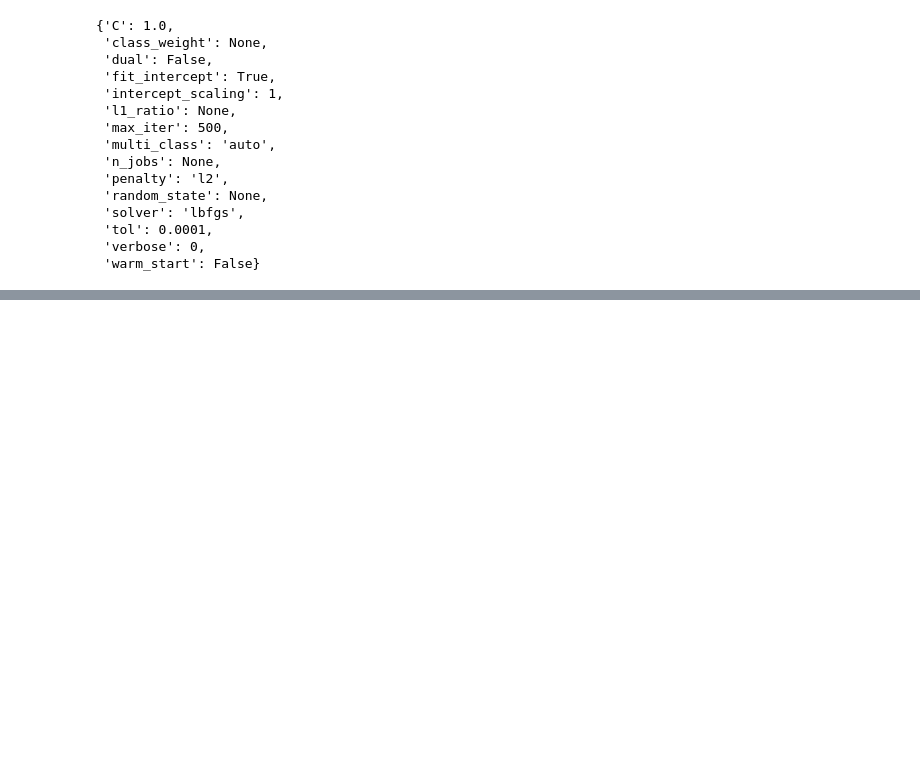
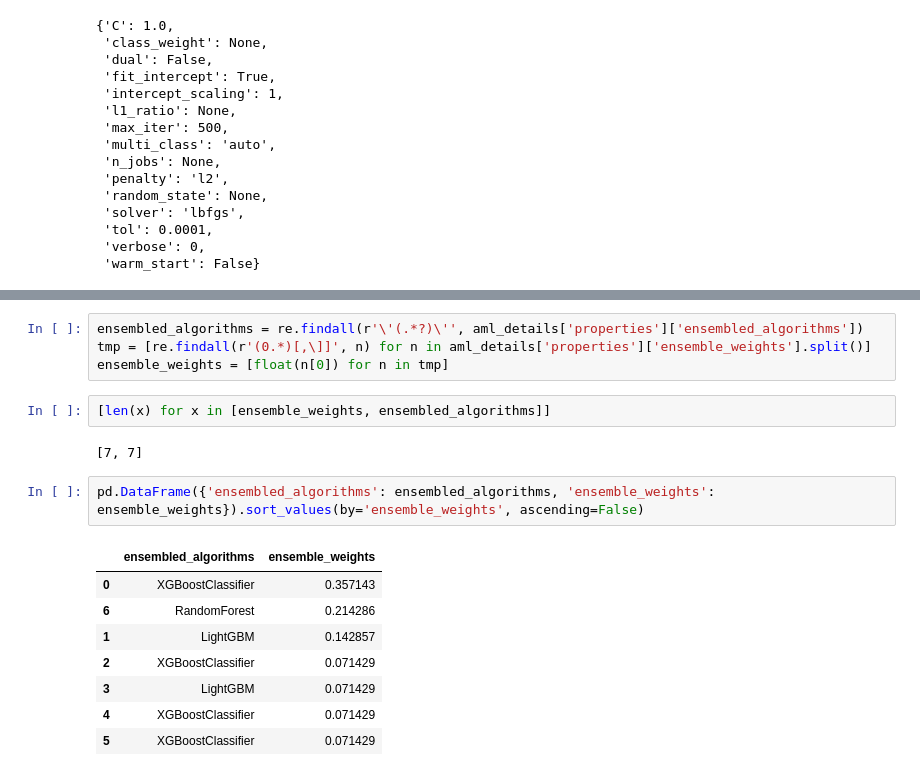
Before and after one commit to lustraka/Udacity01_Optimizing_a_Pipeline_in_Azure, a Jupyter notebook: sandbox-1/Colab_BankMarketingExperiments.ipynb, the cells around one changed output, grey strips where cells are left out. Drawn from its saved outputs; the diff is of its cells as text; blank space fills up the shorter version.

```diff
--- a/sandbox-1/Colab_BankMarketingExperiments.ipynb
+++ b/sandbox-1/Colab_BankMarketingExperiments.ipynb
@@ -149,0 +190,19 @@ clf.get_params()
+# %%
+ensembled_algorithms = re.findall(r'\'(.*?)\'', aml_details['properties']['ensembled_algorithms'])
+tmp = [re.findall(r'(0.*)[,\]]', n) for n in aml_details['properties']['ensemble_weights'].split()]
+ensemble_weights = [float(n[0]) for n in tmp]
+# %%
+[len(x) for x in [ensemble_weights, ensembled_algorithms]]
+# %% [output]
+[7, 7]
+# %%
+pd.DataFrame({'ensembled_algorithms': ensembled_algorithms, 'ensemble_weights': ensemble_weights}).sort_values(by='ensemble_weights', ascending=False)
+# %% [output]
+|  | ensembled_algorithms | ensemble_weights |
+| 0 | XGBoostClassifier | 0.357143 |
+| 6 | RandomForest | 0.214286 |
+| 1 | LightGBM | 0.142857 |
+| 2 | XGBoostClassifier | 0.071429 |
+| 3 | LightGBM | 0.071429 |
+| 4 | XGBoostClassifier | 0.071429 |
+| 5 | XGBoostClassifier | 0.071429 |
```
Also changed, not shown: parts of 9 cells of this notebook.
